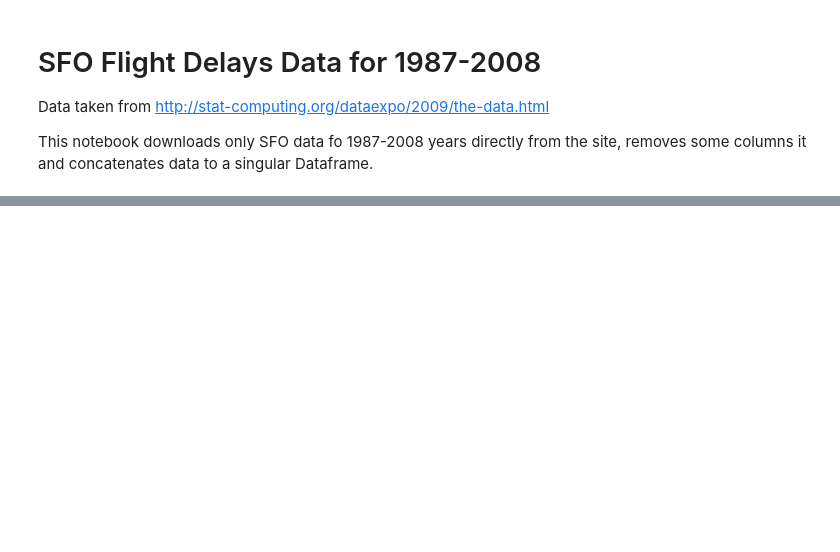
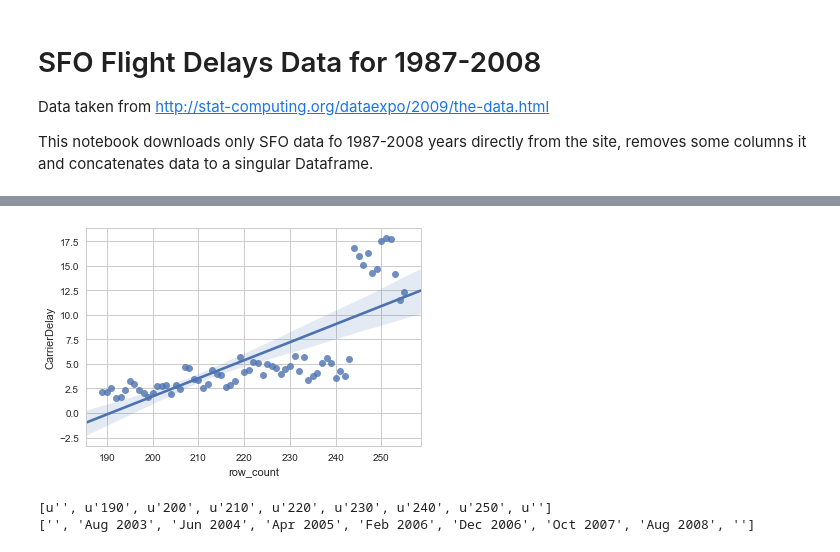
Before and after one commit to ivbsoftware/big-data-final, a Jupyter notebook: notebooks/igorb-all-flights-playground.ipynb, the cells around one changed output, grey strips where cells are left out. Drawn from its saved outputs; the diff is of its cells as text; code cells hidden in the pictures; blank space fills up the shorter version.

```diff
--- a/notebooks/igorb-all-flights-playground.ipynb
+++ b/notebooks/igorb-all-flights-playground.ipynb
@@ -65,0 +79,4 @@ dtype: int64
+# %%
+delays = df[['ArrDelay','DepDelay','CarrierDelay', 'WeatherDelay','NASDelay','SecurityDelay','LateAircraftDelay']].resample('M').mean()
+delays.insert(delays.shape[1],'row_count', delays.index.value_counts().sort_index().cumsum())
+delays.tail()
@@ -65,0 +91,20 @@ dtype: int64
+# %%
+# Regression line for time series
+fig = sns.regplot(x="row_count", y="CarrierDelay", data=delays)
+# %% [output]
+[figure, added]
+# %%
+# Change x-ticks to dates
+ls = [item.get_text() for item in fig.get_xticklabels()]
+print ls
+
+labels = []
+for x in ls:
+    if x != '':
+        labels.append(delays.index[int(x, 10)].strftime('%b %Y'))
+    else:
+        labels.append('')
+print labels
+# %% [output]
+[u'', u'190', u'200', u'210', u'220', u'230', u'240', u'250', u'']
+['', 'Aug 2003', 'Jun 2004', 'Apr 2005', 'Feb 2006', 'Dec 2006', 'Oct 2007', 'Aug 2008', '']
```
Also changed, not shown: parts of 11 cells of this notebook, 3 other files.
